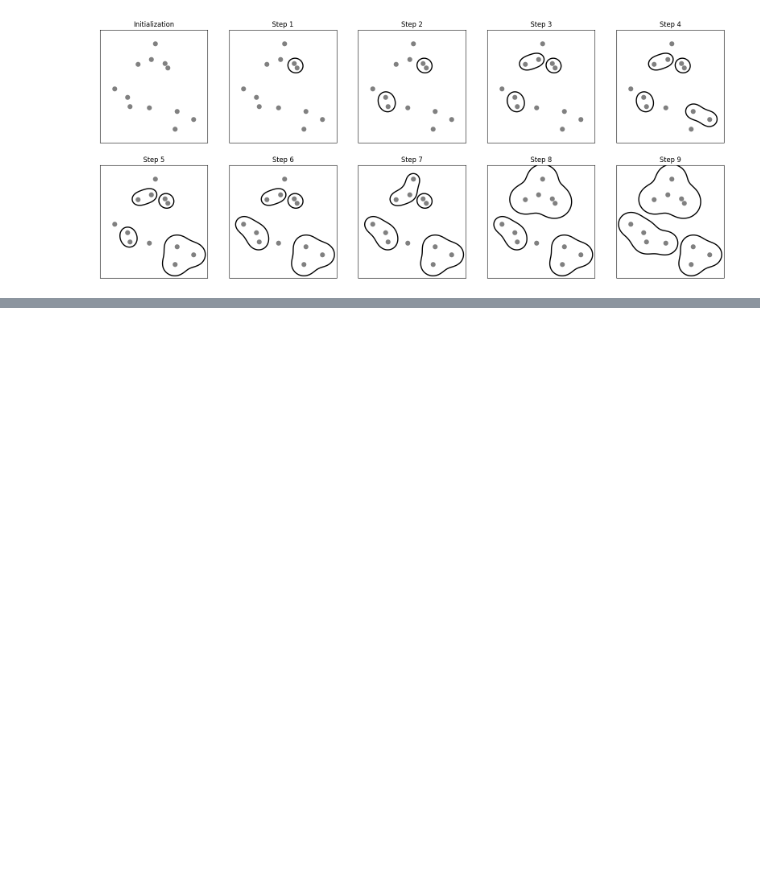
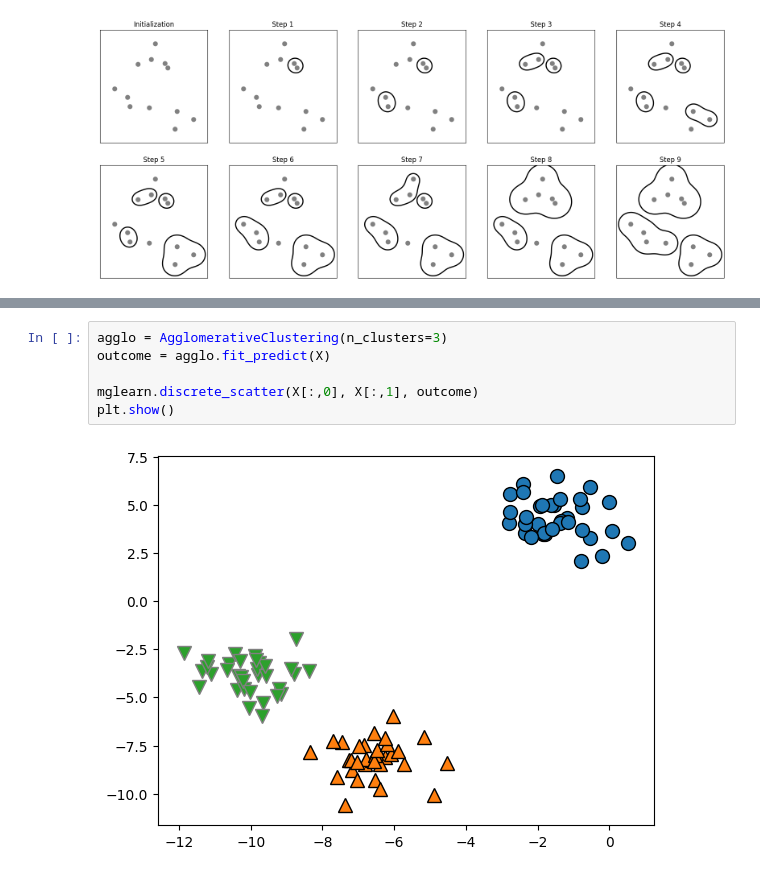
Before and after one commit to HANTU7-web/Introduction-to-Machine-Learning-with-python-codes-and-implementations, a Jupyter notebook: Clustering.ipynb, the cells around one changed output, grey strips where cells are left out. Saved outputs shown, nothing was run; the diff lists cells and outputs as text; blank space fills up the shorter version.

```diff
--- a/Clustering.ipynb
+++ b/Clustering.ipynb
@@ -36,0 +49,8 @@ plt.show()
+# %%
+agglo = AgglomerativeClustering(n_clusters=3)
+outcome = agglo.fit_predict(X)
+
+mglearn.discrete_scatter(X[:,0], X[:,1], outcome)
+plt.show()
+# %% [output]
+[figure, added]
```
Also changed, not shown: parts of 2 cells of this notebook.
